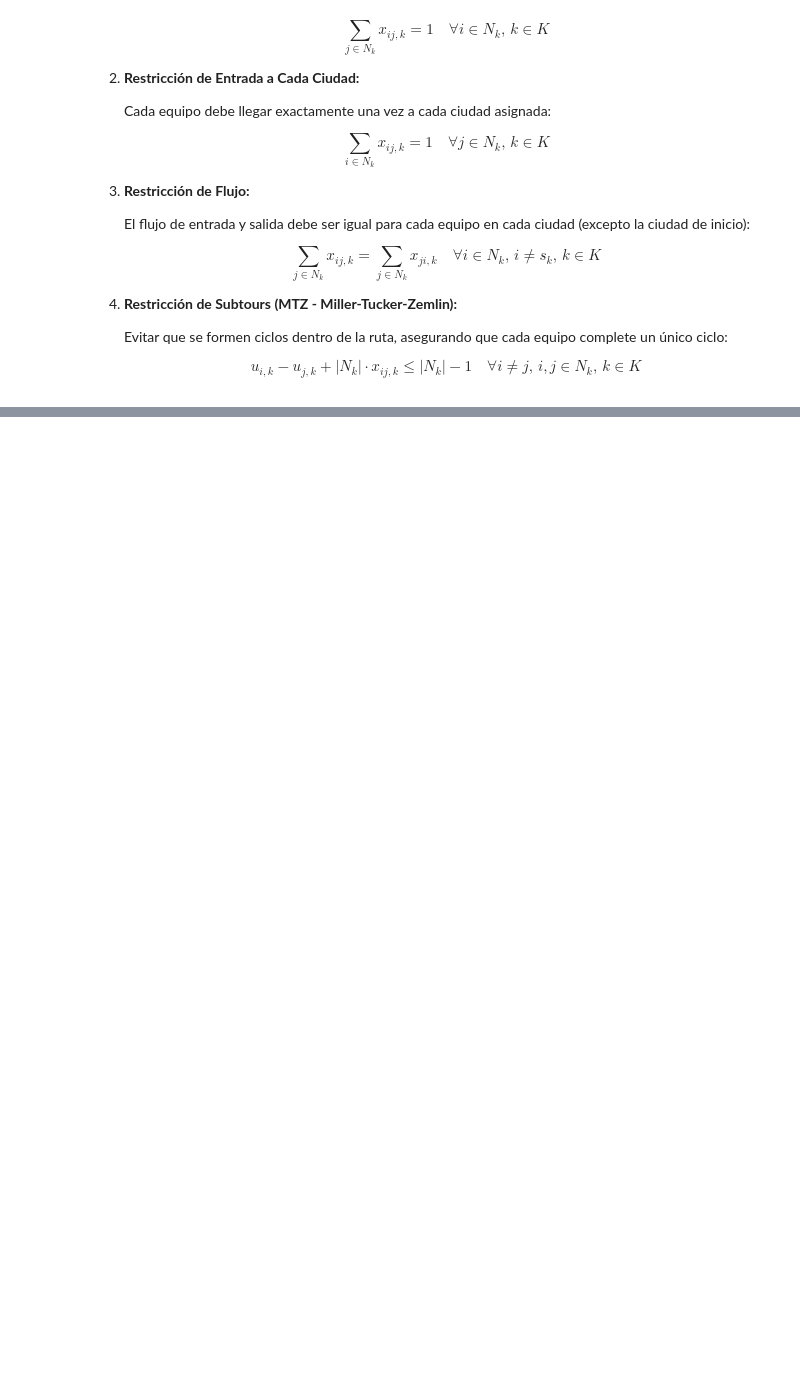
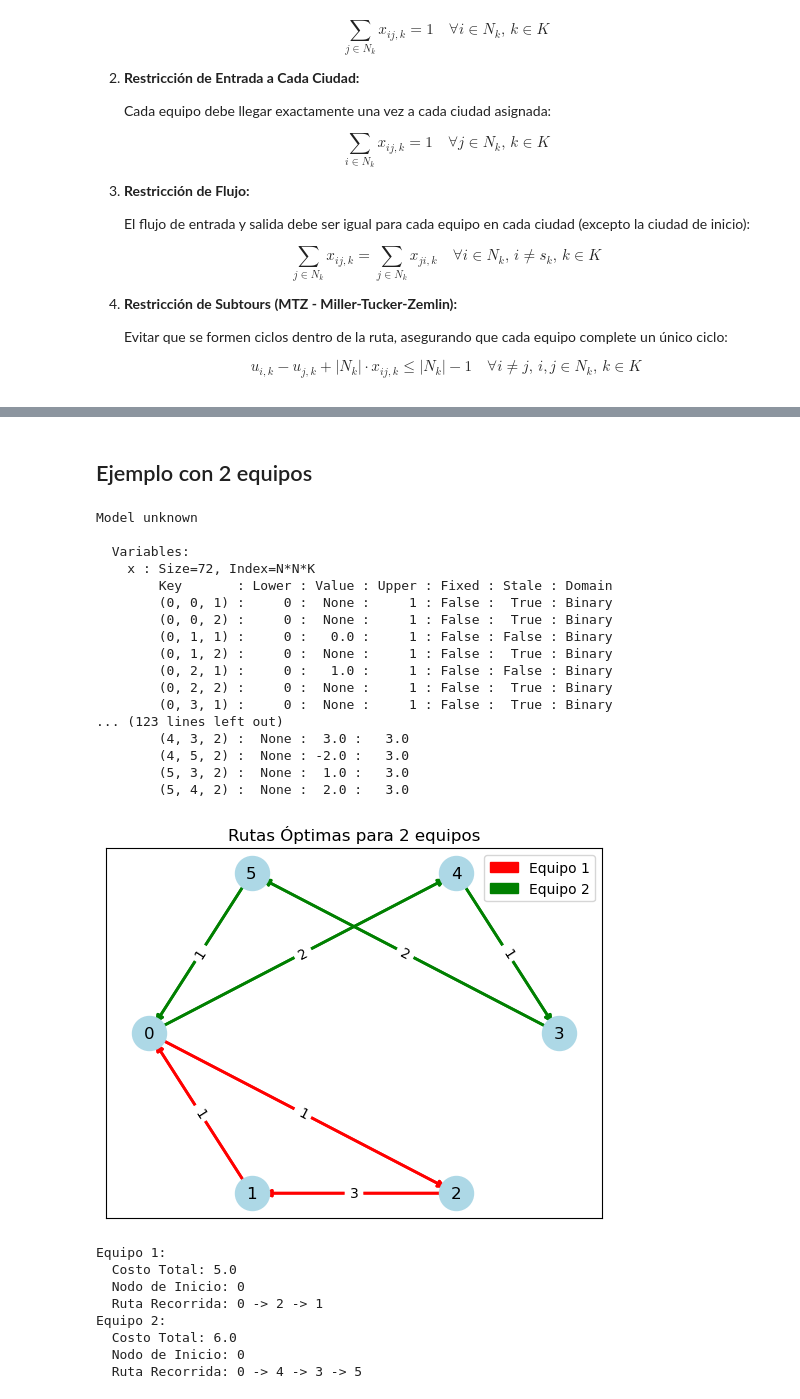
Before and after one commit to MOS-2024-2/Labs, a Jupyter notebook: lab2/problema2.ipynb, the cells around one changed output, grey strips where cells are left out. Cells and saved outputs as stored; diff of their text form; code cells hidden in the pictures; blank space fills up the shorter version.

```diff
--- a/lab2/problema2.ipynb
+++ b/lab2/problema2.ipynb
@@ -32,21 +25,6 @@ cost_matrix = [
 - **$ x_{ijk} $**: Variable binaria que indica si el equipo k viaja de la localidad i a la localidad j.
 
 - **$ u_{ik} $**: Variable auxiliar para evitar subtours en la ruta del equipo k.
-# %%
-# Definir conjuntos y parámetros
-K = [1,2,3]  # Un equipo por ahora
-N = [0, 1, 2, 3, 4, 5]  # Localidades
-# Matriz de costos en forma de diccionario para Pyomo
-c = {(i, j): cost_matrix[i][j] for i in N for j in N}
-
-N_k = {
-    1: [5,0],
-    2: [1,0],
-    3: [2,3,4,0]
-}
-
-
-s_k = {1: 0, 2: 0, 3: 0}
 # %%
 
 
@@ -220,0 +280,40 @@ graficar_solucion(model)
+# %% [markdown]
+## Ejemplo con 2 equipos
+# %%
+# Para 2 equipos
+K = [1, 2]
+N_k = {
+    1: [0, 1, 2],  # Equipo 1 visita localidades 0, 1, 2
+    2: [0,3, 4, 5]   # Equipo 2 visita localidades 3, 4, 5
+}
+s_k = {1: 0, 2: 0}  # Ambos equipos empiezan en 0
+
+# Ejecutar modelo
+ejecutar_modelo(K, N, N_k, c, s_k)
+# %% [output]
+Model unknown
+
+  Variables:
+    x : Size=72, Index=N*N*K
+        Key       : Lower : Value : Upper : Fixed : Stale : Domain
+        (0, 0, 1) :     0 :  None :     1 : False :  True : Binary
+        (0, 0, 2) :     0 :  None :     1 : False :  True : Binary
+        (0, 1, 1) :     0 :   0.0 :     1 : False : False : Binary
+        (0, 1, 2) :     0 :  None :     1 : False :  True : Binary
+        (0, 2, 1) :     0 :   1.0 :     1 : False : False : Binary
+        (0, 2, 2) :     0 :  None :     1 : False :  True : Binary
+        (0, 3, 1) :     0 :  None :     1 : False :  True : Binary
+... (123 lines left out)
+        (4, 3, 2) :  None :  3.0 :   3.0
+        (4, 5, 2) :  None : -2.0 :   3.0
+        (5, 3, 2) :  None :  1.0 :   3.0
+        (5, 4, 2) :  None :  2.0 :   3.0
+[figure, added]
+Equipo 1:
+  Costo Total: 5.0
+  Nodo de Inicio: 0
+  Ruta Recorrida: 0 -> 2 -> 1
+Equipo 2:
+  Costo Total: 6.0
+  Nodo de Inicio: 0
+  Ruta Recorrida: 0 -> 4 -> 3 -> 5
```
Also changed, not shown: parts of 19 cells of this notebook, 2 other files.
